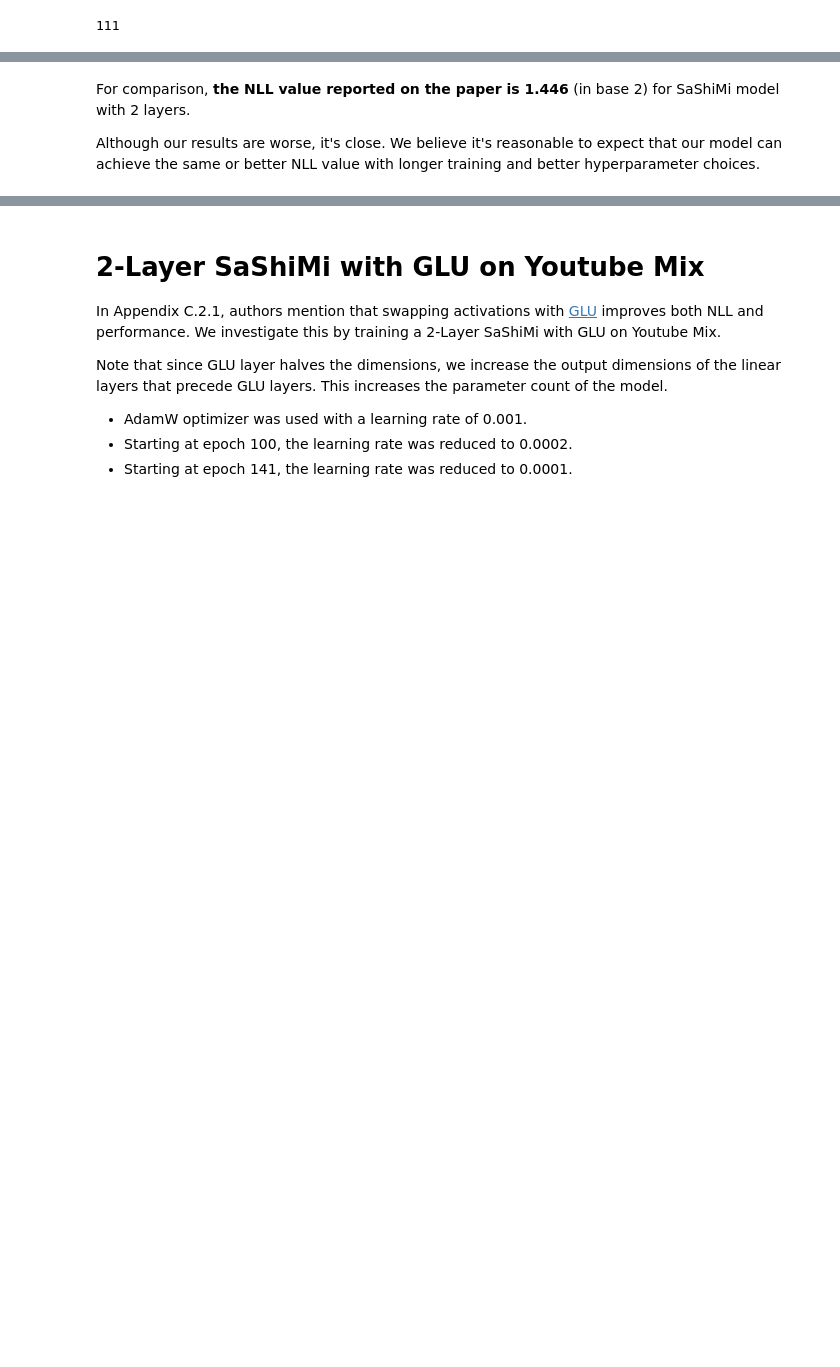
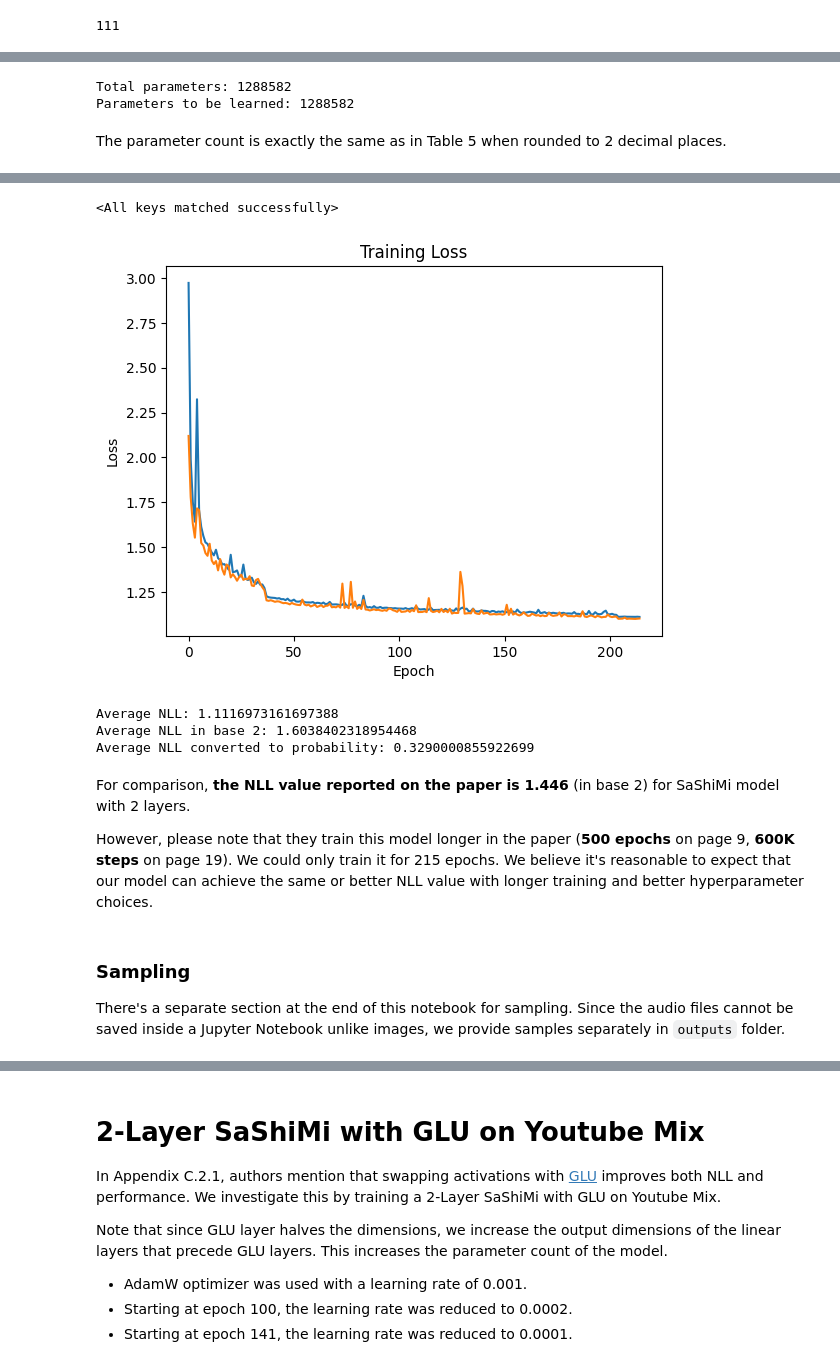
Before and after one commit to necrashter/SaShiMi-796, a Jupyter notebook: Ablation.ipynb, the cells around one changed output, grey strips where cells are left out. Saved outputs shown, nothing was run; the diff lists cells and outputs as text; code cells hidden in the pictures; blank space fills up the shorter version.

Commit message:
Organize and update the ablation notebook

```diff
--- a/Ablation.ipynb
+++ b/Ablation.ipynb
@@ -102,3 +38,27 @@ ipd.Audio(selected.numpy(), rate=16000)
+# %%
+def load_model(model, name, _epoch=None):
+    global epoch, device, model_name, model_folder
+    model_name = name
+    model_folder = "./models/" + name
+
+    with open(os.path.join(model_folder, "train_loss.txt"), 'r') as f:
+        train = [float(i.strip()) for i in f.readlines()]
+
+    with open(os.path.join(model_folder, "validation_loss.txt"), 'r') as f:
+        valid = [float(i.strip()) for i in f.readlines()]
+
+    plt.title(label="Training Loss")
+    plt.xlabel("Epoch")
+    plt.ylabel("Loss")
+    plt.plot(train)
+    plt.plot(valid)
+
+    epoch = len(train) if _epoch is None else _epoch
+    checkpoint_filename = os.path.join(model_folder, f"epoch{epoch:04d}.pt")
+    print("Loading model:", checkpoint_filename)
+    checkpoint = torch.load(checkpoint_filename, map_location=device)
+
+    return model.load_state_dict(checkpoint["model_state"])
 # %% [markdown]
 ## NLL Test
 
@@ -140,0 +102,21 @@ Average NLL converted to probability: 0.34137850999832153
+# %%
+model = SaShiMi(
+    input_dim=1,
+    hidden_dim=64,
+    output_dim=256,
+    state_dim=32,
+    sequence_length=16000*8,
+    block_count=2,
+    encoder=Embedding(256, 64),
+).to(device)
+
+print("Total parameters:", sum([i.nelement() for i in model.parameters()]))
+print("Parameters to be learned:", sum([i.nelement() if i.requires_grad else 0 for i in model.parameters()]))
+# %% [output]
+Total parameters: 1288582
+Parameters to be learned: 1288582
+# %% [markdown]
+The parameter count is exactly the same as in Table 5 when rounded to 2 decimal places.
+# %%
+load_model(model, "ym-2l-32s")
+# %% [output]
@@ -141,4 +124,16 @@ Average NLL converted to probability: 0.34137850999832153
+<All keys matched successfully>
+[figure, added]
+# %%
+test_nll(model)
+# %% [output]
+Average NLL: 1.1116973161697388
+Average NLL in base 2: 1.6038402318954468
+Average NLL converted to probability: 0.3290000855922699
 # %% [markdown]
 For comparison, **the NLL value reported on the paper is 1.446** (in base 2) for SaShiMi model with 2 layers.
 
-Although our results are worse, it's close. We believe it's reasonable to expect that our model can achieve the same or better NLL value with longer training and better hyperparameter choices.
+However, please note that they train this model longer in the paper (**500 epochs** on page 9, **600K steps** on page 19). We could only train it for 215 epochs. We believe it's reasonable to expect that our model can achieve the same or better NLL value with longer training and better hyperparameter choices.
+# %% [markdown]
+### Sampling
+
+There's a separate section at the end of this notebook for sampling. Since the audio files cannot be saved inside a Jupyter Notebook unlike images, we provide samples separately in `outputs` folder.
```
Also changed, not shown: parts of 30 cells of this notebook.
